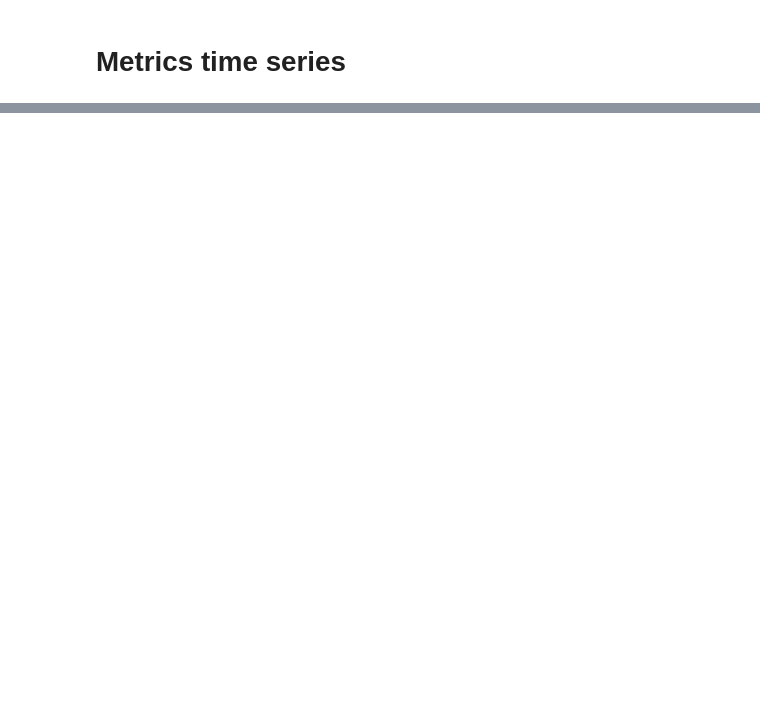
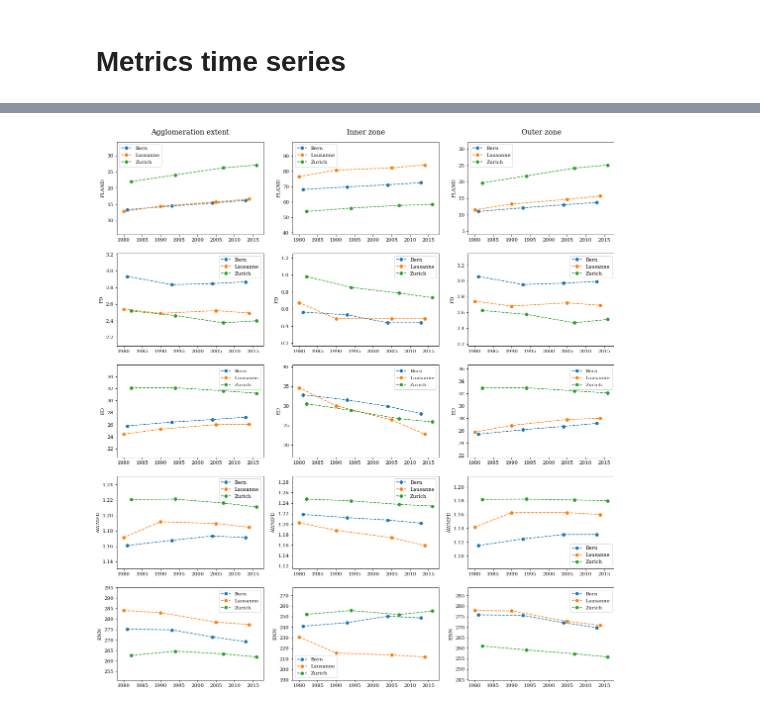
Before and after one commit to martibosch/swiss-urbanization, a Jupyter notebook: notebooks/metrics_time_series.ipynb, the cells around one changed output, grey strips where cells are left out. Cells and saved outputs as stored; diff of their text form; code cells hidden in the pictures; blank space fills up the shorter version.

```diff
--- a/notebooks/metrics_time_series.ipynb
+++ b/notebooks/metrics_time_series.ipynb
@@ -133,0 +131,23 @@ metrics_df.corr()
+# %%
+agglom_inner_dict = {}
+agglom_outer_dict = {}
+
+for agglom_slug in agglom_slugs:
+    ldf = sls.read_csv(
+        f'../data/processed/agglomeration_extracts/{agglom_slug}.csv')
+    landscapes, dates = utils.get_landscapes_and_dates(ldf, nodata)
+    with open(f'../data/processed/breakpoints/{agglom_slug}.json') as fp:
+        agglom_bkps = json.load(fp)
+    # we will pick the breakpoint observed in the last period of study
+    bkp = agglom_bkps[-1]
+    agglom_stba = pls.SpatioTemporalBufferAnalysis(
+        landscapes,
+        base_mask_dict[agglom_slug],
+        buffer_rings=True,
+        buffer_dists=[bkp, max_buffer_dist],
+        base_mask_crs=base_mask_crs,
+        landscape_crs=ldf.crs,
+        landscape_transform=ldf.get_transform(),
+        dates=dates)
+    agglom_inner_dict[agglom_slug] = agglom_stba.stas[0]
+    agglom_outer_dict[agglom_slug] = agglom_stba.stas[-1]
@@ -133,0 +163,20 @@ metrics_df.corr()
+# %%
+num_cols = 3
+num_metrics = len(class_metrics)  # + len(landscape_metrics)
+num_rows = num_metrics
+
+fig = plt.figure(figsize=(num_cols * figwidth, num_rows * figheight))
+
+for i, metric in enumerate(class_metrics):
+    for j, agglom_dict in enumerate(
+        (agglom_extent_dict, agglom_inner_dict, agglom_outer_dict), start=1):
+        ax = fig.add_subplot(num_rows, num_cols, i * num_cols + j)
+        plot_metric_all_aggloms(ax, metric, agglom_dict, class_val=urban_class)
+
+for ax, extent in zip(fig.axes[:num_cols],
+                      ('Agglomeration extent', 'Inner zone', 'Outer zone')):
+    ax.set_title(extent, fontsize='x-large', pad=15)
+
+fig.savefig(f'../reports/figures/metrics_time_series.pdf')
+# %% [output]
+[figure, added]
```
Also changed, not shown: parts of 16 cells of this notebook, 19 other files.
